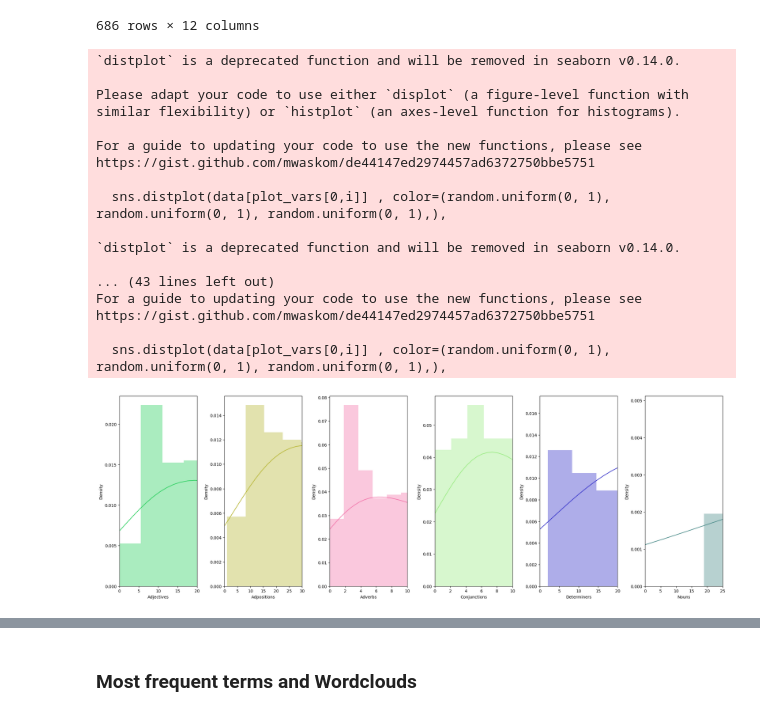
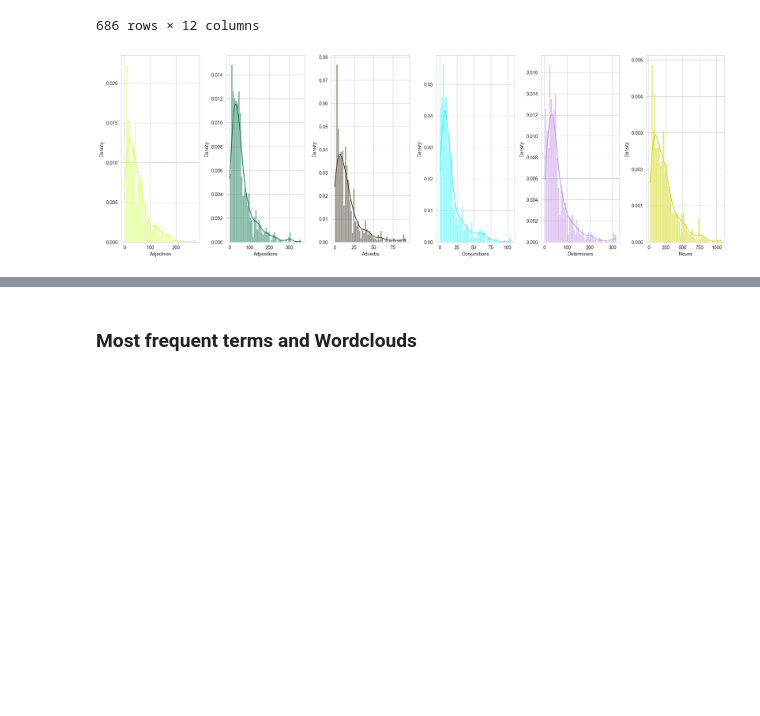
Before and after one commit to gladwel/DIP, a Jupyter notebook: DAO_summarization_processing.ipynb, the cells around one changed output, grey strips where cells are left out. Drawn from its saved outputs; the diff is of its cells as text; code cells hidden in the pictures; blank space fills up the shorter version.

```diff
--- a/DAO_summarization_processing.ipynb
+++ b/DAO_summarization_processing.ipynb
@@ -91,2 +80,3 @@ summary.iloc[5][['middleDescription', 'juniorDescription']].tolist()
 # %%
-summary.iloc[1][['seniorDescription', 'middleDescription', 'juniorDescription', 'snapshotLink', 'discussionLink']].tolist()
+summary = summary[
+    ['seniorDescription', 'middleDescription', 'juniorDescription', 'seniorLength', 'middleLength', 'juniorLength']]
@@ -102,5 +83,3 @@ pd.options.mode.chained_assignment = None  # default='warn'
-# %%
-summary = summary[['seniorDescription', 'middleDescription', 'juniorDescription', 'seniorLength', 'middleLength', 'juniorLength']]
 # %% [markdown]
 ## Exploring relevant features in the data
 # %%
@@ -152,6 +112,16 @@ print(stopwords)
+# %%
+def split_words(text):
+    ''' Return the number of words in the text (without symbols)
+        Input:
+            - text: string
+        Output:
+            - int, number of words in the text argument
+    '''
+    tokenizer = RegexpTokenizer(r'\w+')
+    tokens = tokenizer.tokenize(text)
+    return tokens
 # %%
-# A function to count stopwords in a dataframe column
-def count_stopwords(text, stopwords):
+def list_stopwords(text, stopwords):
     ''' Return the number of stopwords in the text
         Input:
             - text: string
@@ -159,7 +129,16 @@ def count_stopwords(text, stopwords):
         Output:
             - int, number of stopwords in the text argument
     '''
-    word_tokens = word_tokenize(text) #splitta i pezzi
+    word_tokens = split_words(text)  #splitta i pezzi
     stopwords_x = [w for w in word_tokens if w in stopwords]
+    return stopwords_x
 
-    return len(stopwords_x)
+def remove_stopwords(texts):
+    ''' Remove stopwords from a list of texts
+        Input:
+            - texts: list of string, containing the texts
+        Output:
+            - list of string, texts without stopwords
+    '''
+    return [[word for word in simple_preprocess(str(doc))
+             if word not in stop_words] for doc in texts]
@@ -458,29 +524,12 @@ df_text
 686 rows × 12 columns
 # %%
 # Select the columns to plot: those related to pos taggings
-plot_vars=np.array([['ADJ','ADP','ADV','CONJ','DET','NOUN']])
+plot_vars = np.array([['ADJ', 'ADP', 'ADV', 'CONJ', 'DET', 'NOUN']])
+labels_dict = {'ADJ': 'Adjectives', 'ADP': 'Adpositions',
+               'ADV': 'Adverbs', 'CONJ': 'Conjunctions',
+               'DET': 'Determiners', 'NOUN': 'Nouns'}
+ratio = 0.8
 # Plot a histograms of the variables
-labels_dict= {'ADJ':'Adjectives', 'ADP':'Adpositions',
-               'ADV':'Adverbs', 'CONJ':'Conjunctions',
-               'DET':'Determiners', 'NOUN':'Nouns'}
-ratio = 0.7
-plot_histograms(df_text, plot_vars, [20, 30, 10, 10, 20, 25], labels_dict, figsize=(15/ratio,5/ratio))
+plot_histograms(df_text, plot_vars, labels_dict, figsize=(15 / ratio, 5 / ratio))
 # %% [output]
-`distplot` is a deprecated function and will be removed in seaborn v0.14.0.
-
-Please adapt your code to use either `displot` (a figure-level function with
-similar flexibility) or `histplot` (an axes-level function for histograms).
-
-For a guide to updating your code to use the new functions, please see
-https://gist.github.com/mwaskom/de44147ed2974457ad6372750bbe5751
-
-  sns.distplot(data[plot_vars[0,i]] , color=(random.uniform(0, 1), random.uniform(0, 1), random.uniform(0, 1),),
-
-`distplot` is a deprecated function and will be removed in seaborn v0.14.0.
-
-... (43 lines left out)
-For a guide to updating your code to use the new functions, please see
-https://gist.github.com/mwaskom/de44147ed2974457ad6372750bbe5751
-
-  sns.distplot(data[plot_vars[0,i]] , color=(random.uniform(0, 1), random.uniform(0, 1), random.uniform(0, 1),),
-[figure, old version]
+[figure, new version]
```
Also changed, not shown: parts of 37 cells of this notebook.
